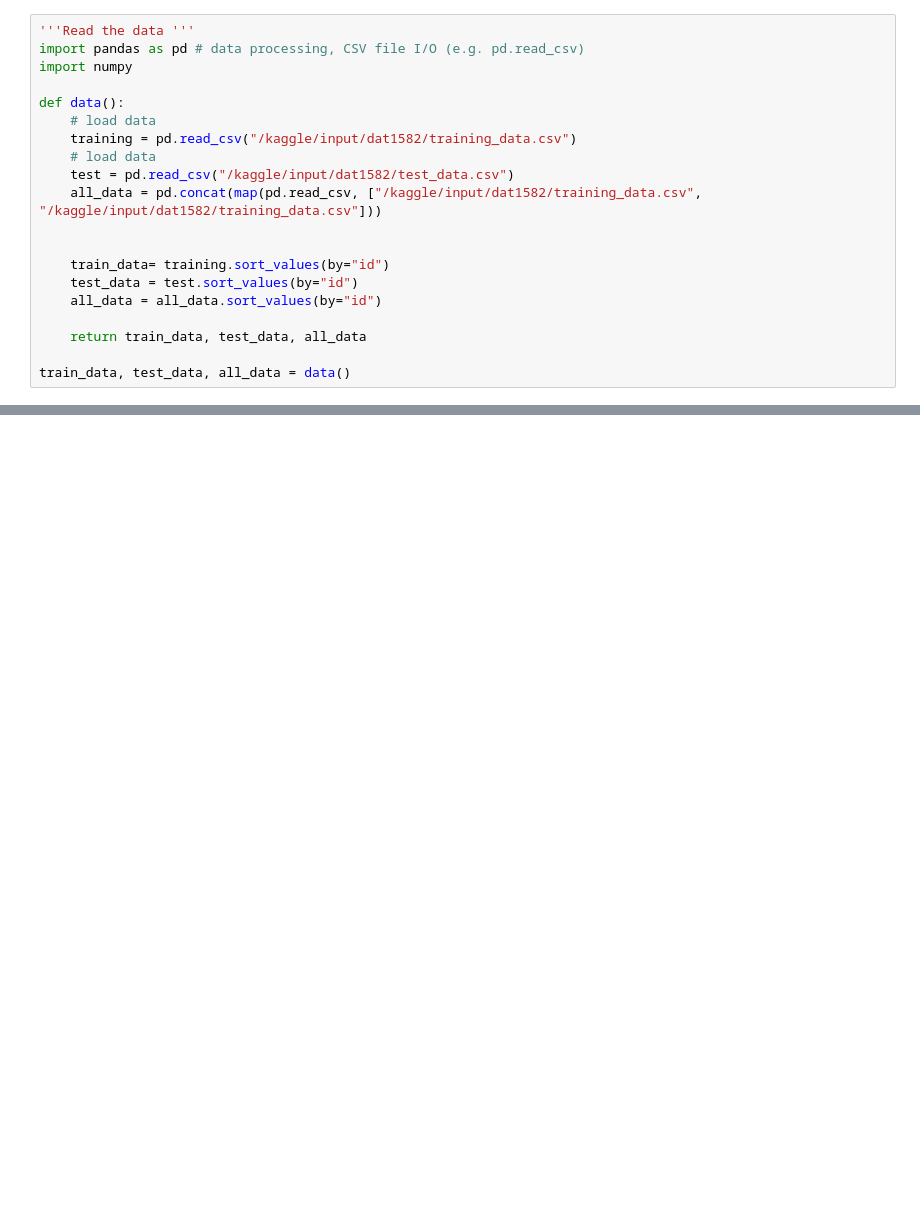
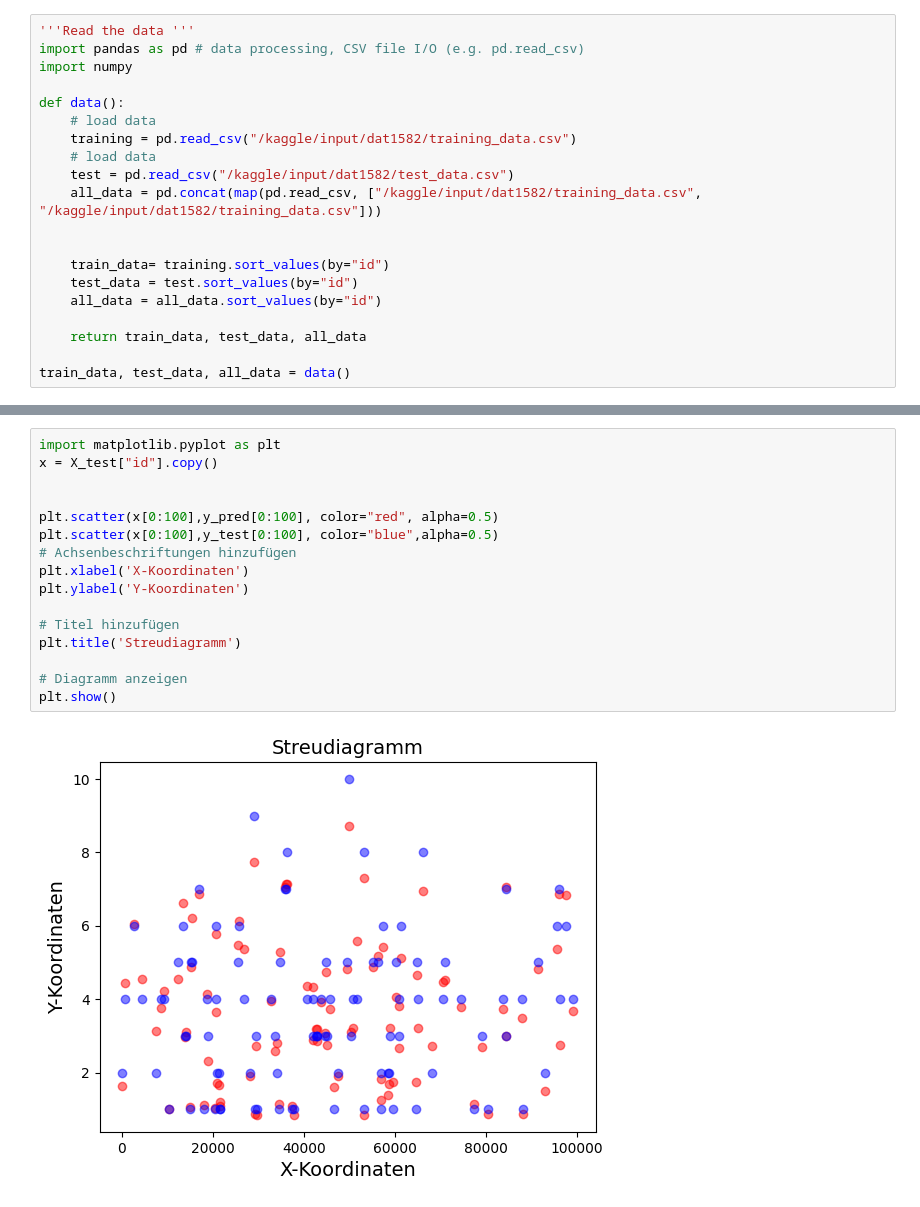
Before and after one commit to Jonas-Feierabend/DAT158_Machine_Learning, a Jupyter notebook: ML-Assignment-1/ensemble.ipynb, the cells around one changed output, grey strips where cells are left out. Drawn from its saved outputs; the diff is of its cells as text; blank space fills up the shorter version.

```diff
--- a/ML-Assignment-1/ensemble.ipynb
+++ b/ML-Assignment-1/ensemble.ipynb
@@ -355,0 +502,18 @@ WARNING: Target directory /kaggle/working/mysitepackages/bin already exists. Spe
+# %%
+import matplotlib.pyplot as plt
+x = X_test["id"].copy()
+
+
+plt.scatter(x[0:100],y_pred[0:100], color="red", alpha=0.5)
+plt.scatter(x[0:100],y_test[0:100], color="blue",alpha=0.5)
+# Achsenbeschriftungen hinzufügen
+plt.xlabel('X-Koordinaten')
+plt.ylabel('Y-Koordinaten')
+
+# Titel hinzufügen
+plt.title('Streudiagramm')
+
+# Diagramm anzeigen
+plt.show()
+# %% [output]
+[figure, added]
```
Also changed, not shown: parts of 20 cells of this notebook.
